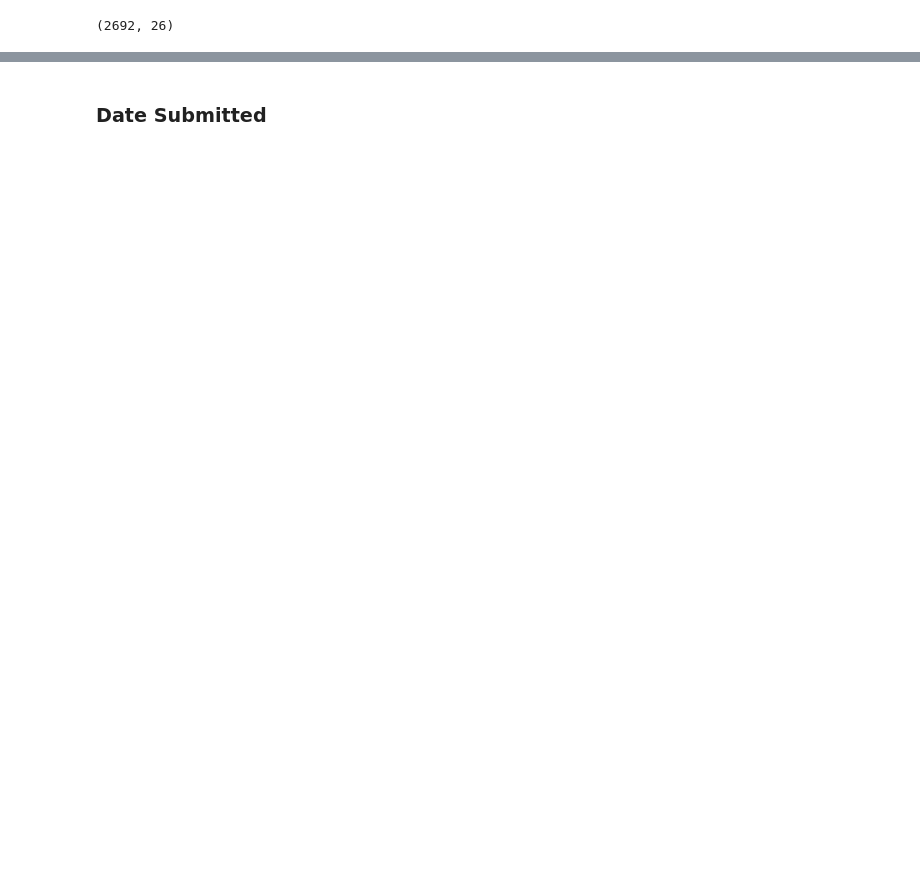
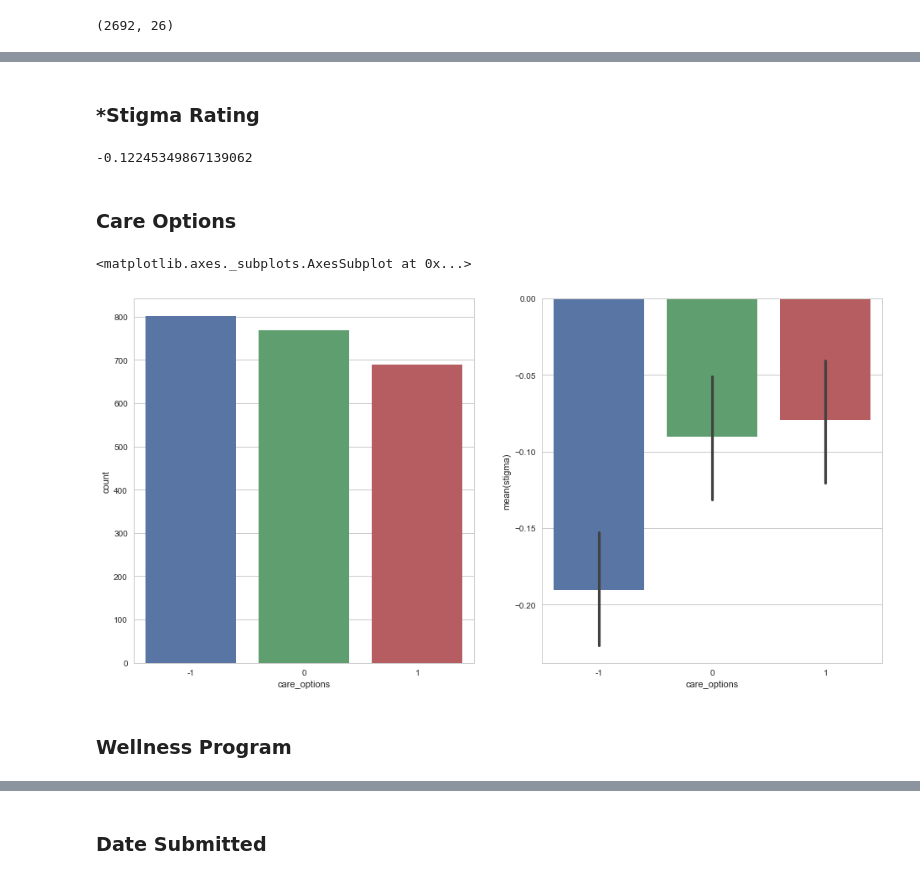
Before and after one commit to phuongho43/cogs108-mental_health, a Jupyter notebook: FinalProject.ipynb, the cells around one changed output, grey strips where cells are left out. Cells and saved outputs as stored; diff of their text form; code cells hidden in the pictures; blank space fills up the shorter version.

```diff
--- a/FinalProject.ipynb
+++ b/FinalProject.ipynb
@@ -391,0 +403,18 @@ combined_df.shape
+# %% [markdown]
+### *Stigma Rating
+# %%
+# Lumped rating to describe how open or comfortable a person is about discussing their
+# mental health issues with others in the workplace
+# 1 = willing to discuss
+# -1 = unwilling to discuss
+# 0 = a lot of Maybe's or uncertainty
+combined_df['stigma'] = (combined_df.coworkers + \
+                              combined_df.supervisors + \
+                              combined_df.ment_interv - \
+                              combined_df.ment_conseq)/4
+# %%
+combined_df.stigma.mean()
+# %% [output]
+-0.12245349867139062
+# %% [markdown]
+### Care Options
@@ -391,0 +427,9 @@ combined_df.shape
+# %%
+fig, (ax1, ax2) = plt.subplots(1, 2, figsize=(16, 8))
+sns.countplot(x='care_options', data=combined_df, ax=ax1)
+sns.barplot(x='care_options', y='stigma', data=combined_df, ax=ax2)
+# %% [output]
+<matplotlib.axes._subplots.AxesSubplot at 0x...>
+[figure, added]
+# %% [markdown]
+### Wellness Program
```
Also changed, not shown: parts of 94 cells of this notebook.
